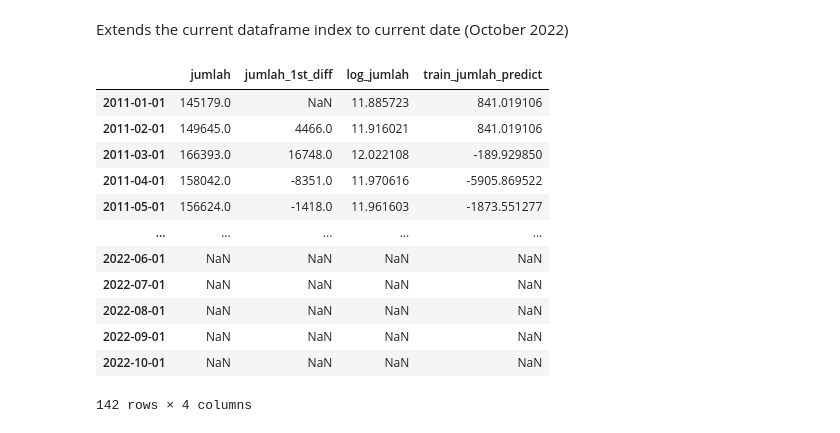
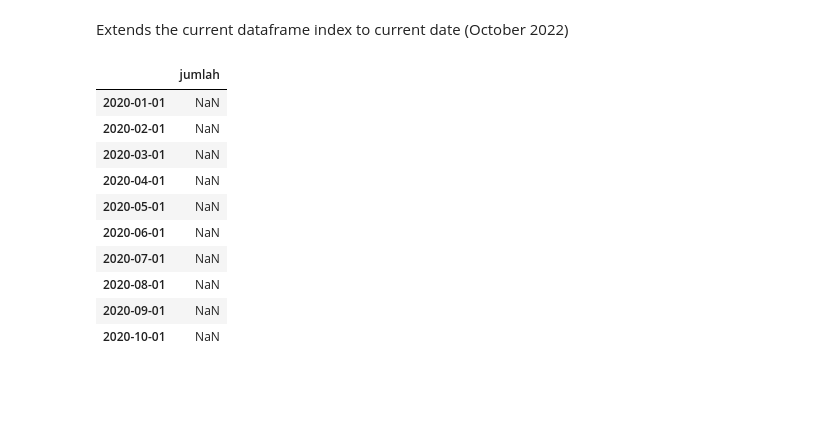
Before and after one commit to MaxZx3000/AI-Compfest-GigaPrime, a Jupyter notebook: artificial-intelligence/time_series_jumlah_wisatawan_mancanegara_jakarta.ipynb, the cells around one changed output. Saved outputs shown, nothing was run; the diff lists cells and outputs as text; code cells hidden in the pictures; blank space fills up the shorter version.

Commit message:
Added Data Deployment Code.

```diff
--- a/artificial-intelligence/time_series_jumlah_wisatawan_mancanegara_jakarta.ipynb
+++ b/artificial-intelligence/time_series_jumlah_wisatawan_mancanegara_jakarta.ipynb
@@ -260,26 +260,27 @@ arima_model_result = sm.load('arima_kunjungan_wisatawan_mancanegara_jakarta.pick
 Extends the current dataframe index to current date (October 2022)
 # %%
 new_datetime_range = pd.date_range(
-  start = date(2011, 1, 1),
+  start = date(2020, 1, 1),
   end = date(2022, 10, 1),
   freq = 'MS'
 )
 
-new_df = df.reindex(
+new_df = pd.DataFrame(
+    columns = [jumlah_field],
+)
+new_df = new_df.reindex(
    new_datetime_range
 )
-new_df
+new_df.head(10)
 # %% [output]
-|  | jumlah | jumlah_1st_diff | log_jumlah | train_jumlah_predict |
-| 2011-01-01 | 145179.0 | NaN | 11.885723 | 841.019106 |
-| 2011-02-01 | 149645.0 | 4466.0 | 11.916021 | 841.019106 |
-| 2011-03-01 | 166393.0 | 16748.0 | 12.022108 | -189.929850 |
-| 2011-04-01 | 158042.0 | -8351.0 | 11.970616 | -5905.869522 |
-| 2011-05-01 | 156624.0 | -1418.0 | 11.961603 | -1873.551277 |
-| ... | ... | ... | ... | ... |
-| 2022-06-01 | NaN | NaN | NaN | NaN |
-| 2022-07-01 | NaN | NaN | NaN | NaN |
-| 2022-08-01 | NaN | NaN | NaN | NaN |
-| 2022-09-01 | NaN | NaN | NaN | NaN |
-| 2022-10-01 | NaN | NaN | NaN | NaN |
+|  | jumlah |
+| 2020-01-01 | NaN |
+| 2020-02-01 | NaN |
+| 2020-03-01 | NaN |
+| 2020-04-01 | NaN |
+| 2020-05-01 | NaN |
+| 2020-06-01 | NaN |
+| 2020-07-01 | NaN |
+| 2020-08-01 | NaN |
+| 2020-09-01 | NaN |
+| 2020-10-01 | NaN |
-142 rows × 4 columns
```
Also changed, not shown: parts of 2 cells of this notebook.
